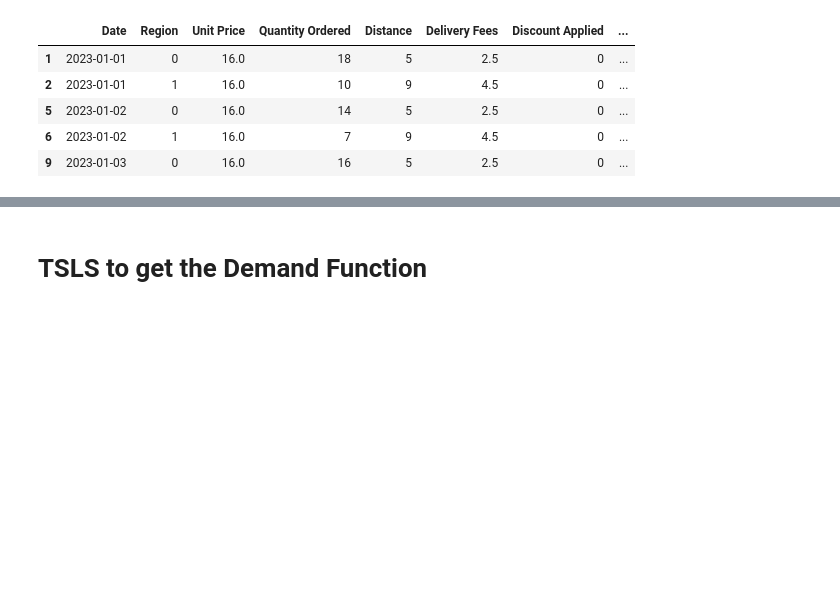
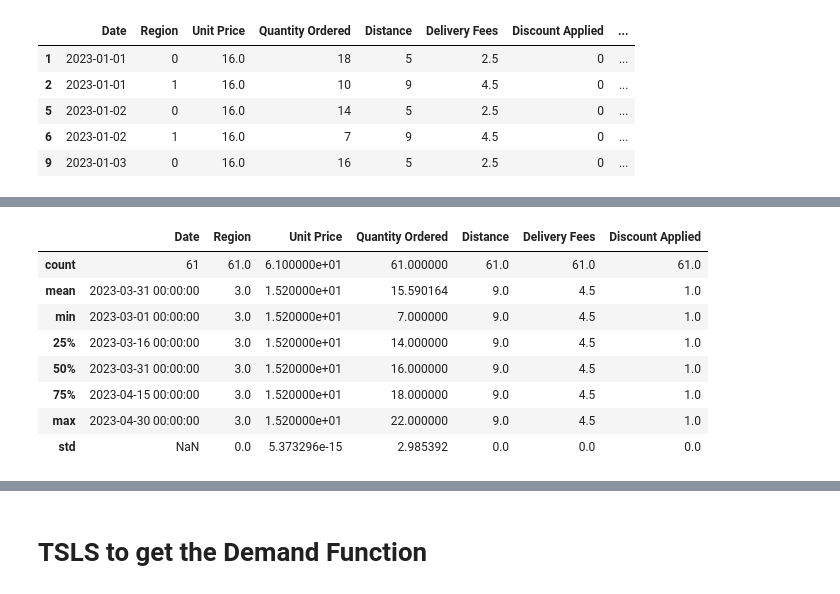
Before and after one commit to Alphteow/EconsModel, a Jupyter notebook: Econ_Group_Project3.ipynb, the cells around one changed output, grey strips where cells are left out. Drawn from its saved outputs; the diff is of its cells as text; code cells hidden in the pictures; blank space fills up the shorter version.

```diff
--- a/Econ_Group_Project3.ipynb
+++ b/Econ_Group_Project3.ipynb
@@ -238,0 +272,14 @@ print(vif_data)
+# %%
+df_region_3 = df[(df['Region'] == 3) & (df['Unit Price'] == 15.2)]
+
+df_region_3.describe()
+# %% [output]
+|  | Date | Region | Unit Price | Quantity Ordered | Distance | Delivery Fees | Discount Applied |
+| count | 61 | 61.0 | 6.100000e+01 | 61.000000 | 61.0 | 61.0 | 61.0 |
+| mean | 2023-03-31 00:00:00 | 3.0 | 1.520000e+01 | 15.590164 | 9.0 | 4.5 | 1.0 |
+| min | 2023-03-01 00:00:00 | 3.0 | 1.520000e+01 | 7.000000 | 9.0 | 4.5 | 1.0 |
+| 25% | 2023-03-16 00:00:00 | 3.0 | 1.520000e+01 | 14.000000 | 9.0 | 4.5 | 1.0 |
+| 50% | 2023-03-31 00:00:00 | 3.0 | 1.520000e+01 | 16.000000 | 9.0 | 4.5 | 1.0 |
+| 75% | 2023-04-15 00:00:00 | 3.0 | 1.520000e+01 | 18.000000 | 9.0 | 4.5 | 1.0 |
+| max | 2023-04-30 00:00:00 | 3.0 | 1.520000e+01 | 22.000000 | 9.0 | 4.5 | 1.0 |
+| std | NaN | 0.0 | 5.373296e-15 | 2.985392 | 0.0 | 0.0 | 0.0 |
```
Also changed, not shown: parts of 11 cells of this notebook.
